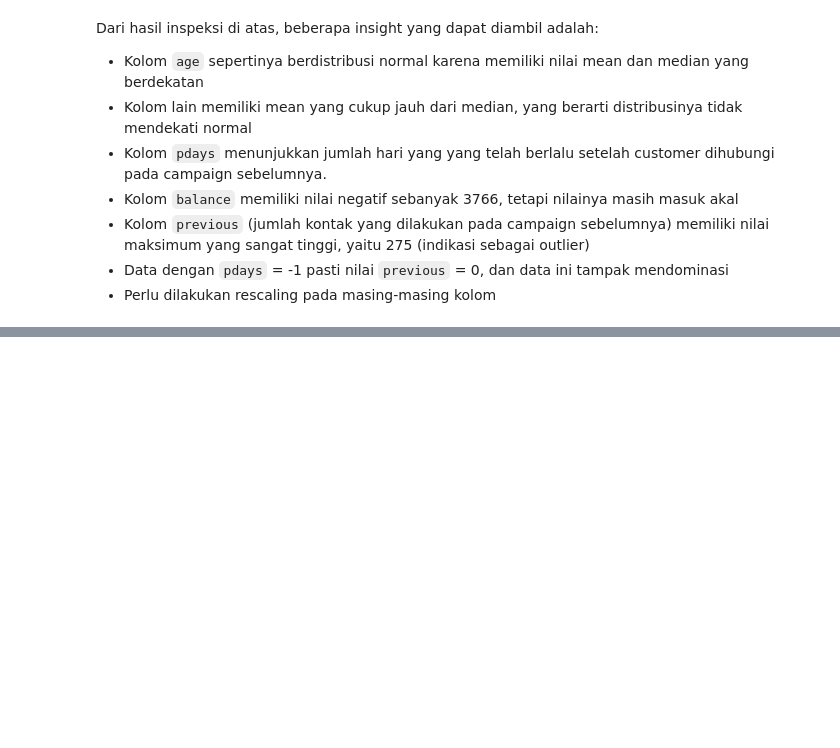
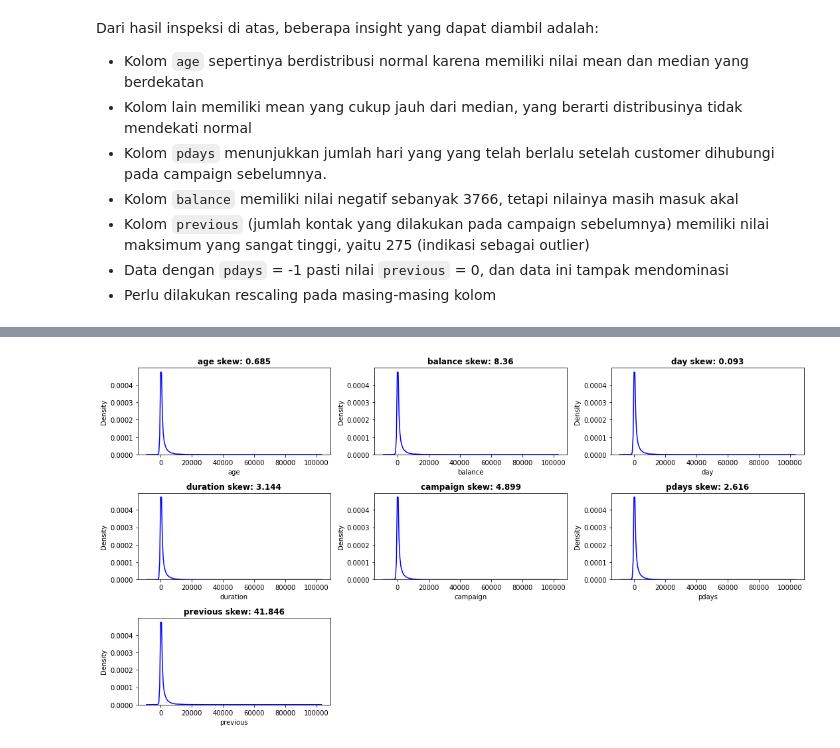
Before and after one commit to wahyunh10/Banking-Deposit-Target-Prediction, a Jupyter notebook: Banking_Deposit_Target_Prediction.ipynb, the cells around one changed output, grey strips where cells are left out. Cells and saved outputs as stored; diff of their text form; code cells hidden in the pictures; blank space fills up the shorter version.

```diff
--- a/Banking_Deposit_Target_Prediction.ipynb
+++ b/Banking_Deposit_Target_Prediction.ipynb
@@ -194,0 +295,4 @@ Dari hasil inspeksi di atas, beberapa insight yang dapat diambil adalah:
+# %%
+# melihat nilai skew kolom numerical
+df_skew = df[num_cols].skew()
+df_skew
@@ -194,0 +308,12 @@ Dari hasil inspeksi di atas, beberapa insight yang dapat diambil adalah:
+# %%
+features = num_cols
+plt.figure(figsize=(15, 8))
+
+for i in range(0, len(features)):
+    plt.subplot(3, len(features)/2, i+1)
+    sns.kdeplot(x=df[features[1]], color = 'blue')
+    plt.xlabel(features[i])
+    plt.title(features[i] + ' skew: ' + str(round(df_skew[features[i]], 3)), fontsize = 12, fontweight = 'bold')
+    plt.tight_layout()
+# %% [output]
+[figure, added]
```
Also changed, not shown: parts of 15 cells of this notebook.
